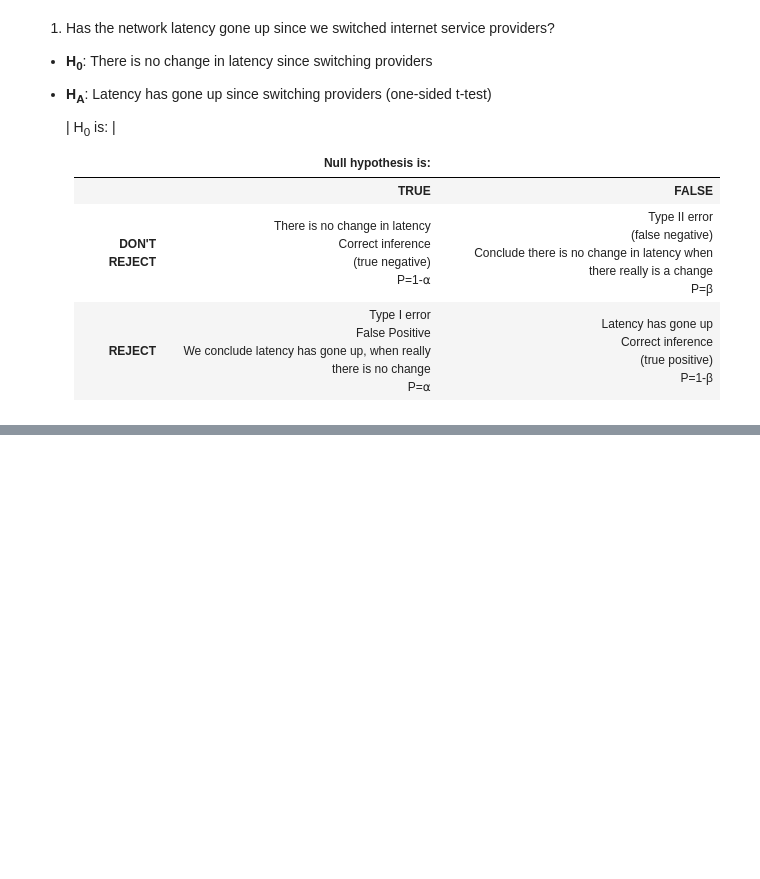
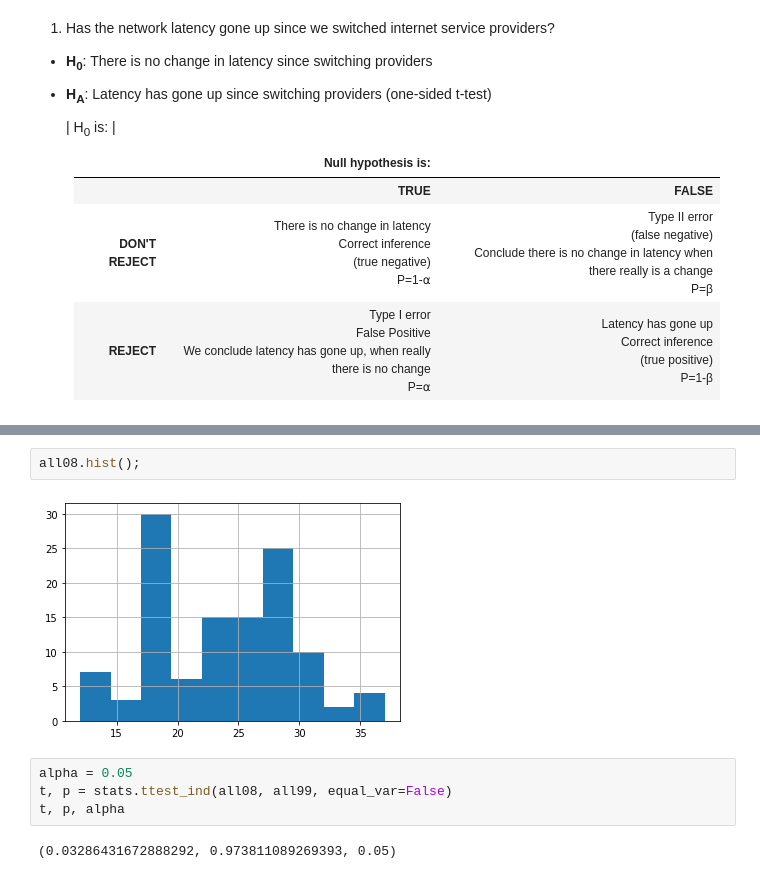
Before and after one commit to Jared-Godar/statistics-exercises, a Jupyter notebook: hypothesis_testing.ipynb, the cells around one changed output, grey strips where cells are left out. Drawn from its saved outputs; the diff is of its cells as text; blank space fills up the shorter version.

```diff
--- a/hypothesis_testing.ipynb
+++ b/hypothesis_testing.ipynb
@@ -16,0 +90,10 @@ For each of the following questions, formulate a null and alternative hypothesis
+# %%
+all08.hist();
+# %% [output]
+[figure, added]
+# %%
+alpha = 0.05
+t, p = stats.ttest_ind(all08, all99, equal_var=False)
+t, p, alpha
+# %% [output]
+(0.03286431672888292, 0.973811089269393, 0.05)
```
Also changed, not shown: parts of 28 cells of this notebook, 2 other files.
